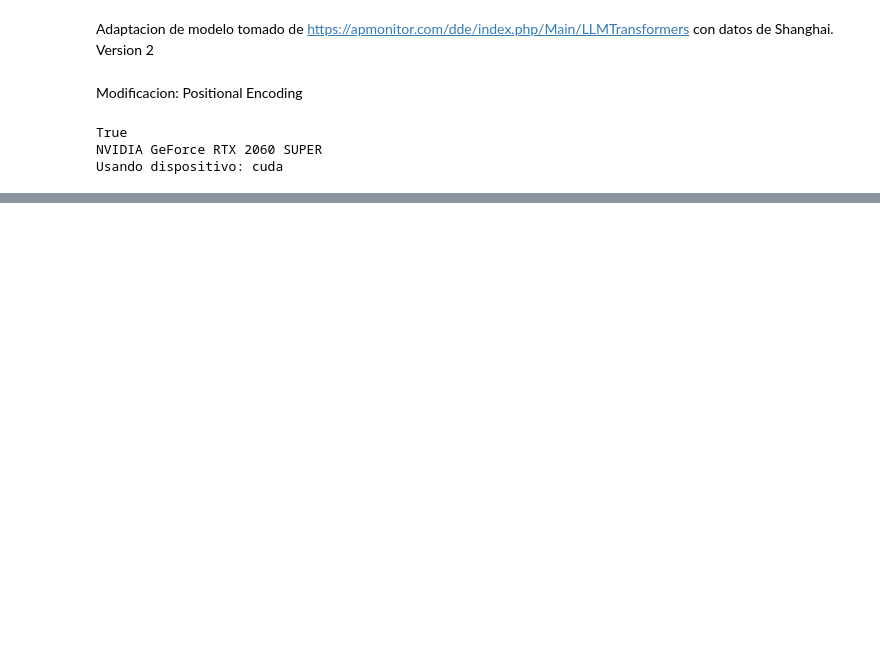
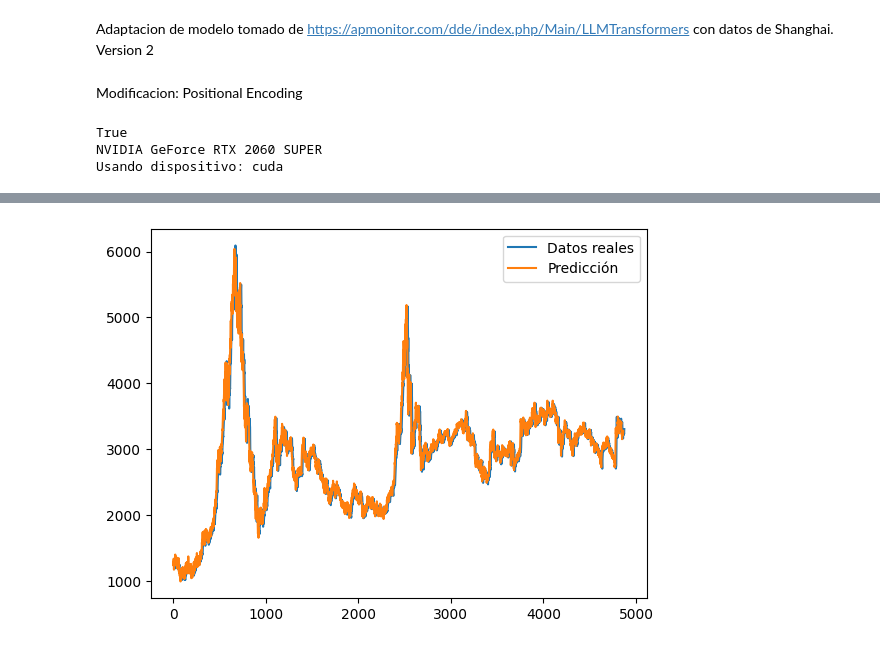
Before and after one commit to RedLakes17/SS-AntonioRojas, a Jupyter notebook: TWM5.ipynb, the cells around one changed output, grey strips where cells are left out. Cells and saved outputs as stored; diff of their text form; code cells hidden in the pictures; blank space fills up the shorter version.

```diff
--- a/TWM5.ipynb
+++ b/TWM5.ipynb
@@ -175,0 +195,13 @@ Dato siguiente real original: 1204.39404296875
+# %%
+#Graficamos los datos desnormalizados
+predicciones_array = np.array(predicciones).reshape(-1, 1)
+
+predicciones_desnormalizadas = scaler.inverse_transform(predicciones_array)
+ShanghaiDat_desnormalizado = scaler.inverse_transform(ShanghaiDat.reshape(-1, 1))
+
+plt.plot(ShanghaiDat_desnormalizado, label='Datos reales')
+plt.plot(predicciones_desnormalizadas, label='Predicción')
+plt.legend()
+plt.show()
+# %% [output]
+[figure, added]
```
Also changed, not shown: parts of 4 cells of this notebook, 4 other files.
